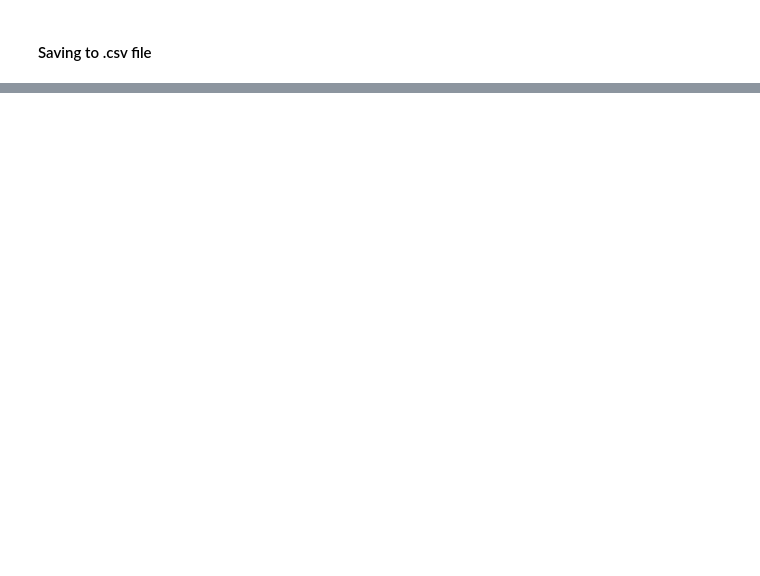
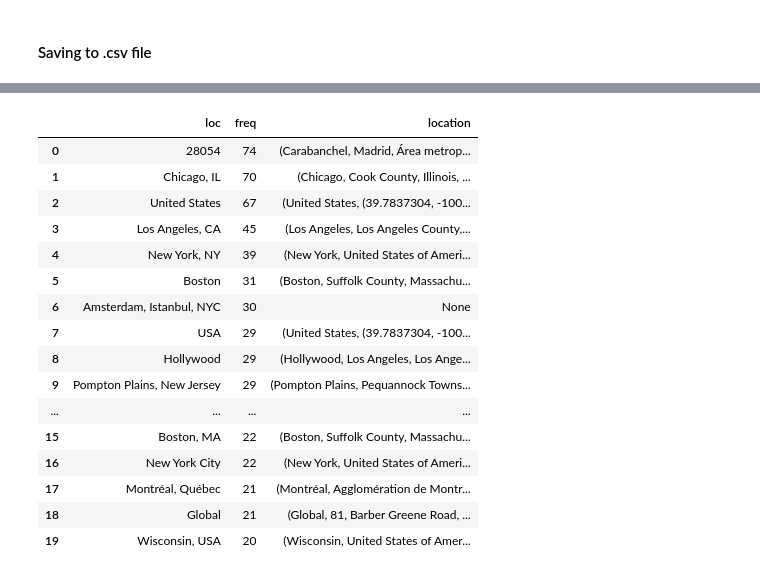
Before and after one commit to Casmodeus/Sentiment-Analysis-in-Stock-Market, a Jupyter notebook: ScrappingWithTweepy_TwitterAPI.ipynb, the cells around one changed output, grey strips where cells are left out. Saved outputs shown, nothing was run; the diff lists cells and outputs as text; code cells hidden in the pictures; blank space fills up the shorter version.

```diff
--- a/ScrappingWithTweepy_TwitterAPI.ipynb
+++ b/ScrappingWithTweepy_TwitterAPI.ipynb
@@ -65,0 +102,3 @@ tweets_with_loc.to_csv(r'C:\Users\DELL\Desktop\tweets_with_loc.csv', index = Fal
+# %%
+freq_dist = nltk.FreqDist(location_list)
+freq_dist
@@ -65,0 +107,4 @@ tweets_with_loc.to_csv(r'C:\Users\DELL\Desktop\tweets_with_loc.csv', index = Fal
+# %%
+geo_freq = pd.DataFrame.from_dict(dict(freq_dist),orient='index',columns=['freq'])
+geo_freq = geo_freq.sort_values('freq',ascending=False)
+geo_freq
@@ -65,0 +125,4 @@ tweets_with_loc.to_csv(r'C:\Users\DELL\Desktop\tweets_with_loc.csv', index = Fal
+# %%
+geo_freq.reset_index(inplace=True)
+geo_freq = geo_freq.rename(columns = {'index':'loc'})
+geo_freq = geo_freq.loc[geo_freq.freq >= 5]
@@ -65,0 +132,23 @@ tweets_with_loc.to_csv(r'C:\Users\DELL\Desktop\tweets_with_loc.csv', index = Fal
+# %%
+locator = Nominatim(user_agent="myGeocoder")
+geo_freq['location'] = geo_freq['loc'].apply(locator.geocode)
+# %%
+geo_freq.head(20)
+# %% [output]
+|  | loc | freq | location |
+| 0 | 28054 | 74 | (Carabanchel, Madrid, Área metrop... |
+| 1 | Chicago, IL | 70 | (Chicago, Cook County, Illinois, ... |
+| 2 | United States | 67 | (United States, (39.7837304, -100... |
+| 3 | Los Angeles, CA | 45 | (Los Angeles, Los Angeles County,... |
+| 4 | New York, NY | 39 | (New York, United States of Ameri... |
+| 5 | Boston | 31 | (Boston, Suffolk County, Massachu... |
+| 6 | Amsterdam, Istanbul, NYC | 30 | None |
+| 7 | USA | 29 | (United States, (39.7837304, -100... |
+| 8 | Hollywood | 29 | (Hollywood, Los Angeles, Los Ange... |
+| 9 | Pompton Plains, New Jersey | 29 | (Pompton Plains, Pequannock Towns... |
+| ... | ... | ... | ... |
+| 15 | Boston, MA | 22 | (Boston, Suffolk County, Massachu... |
+| 16 | New York City | 22 | (New York, United States of Ameri... |
+| 17 | Montréal, Québec | 21 | (Montréal, Agglomération de Montr... |
+| 18 | Global | 21 | (Global, 81, Barber Greene Road, ... |
+| 19 | Wisconsin, USA | 20 | (Wisconsin, United States of Amer... |
```
Also changed, not shown: parts of 11 cells of this notebook, 3 other files.
